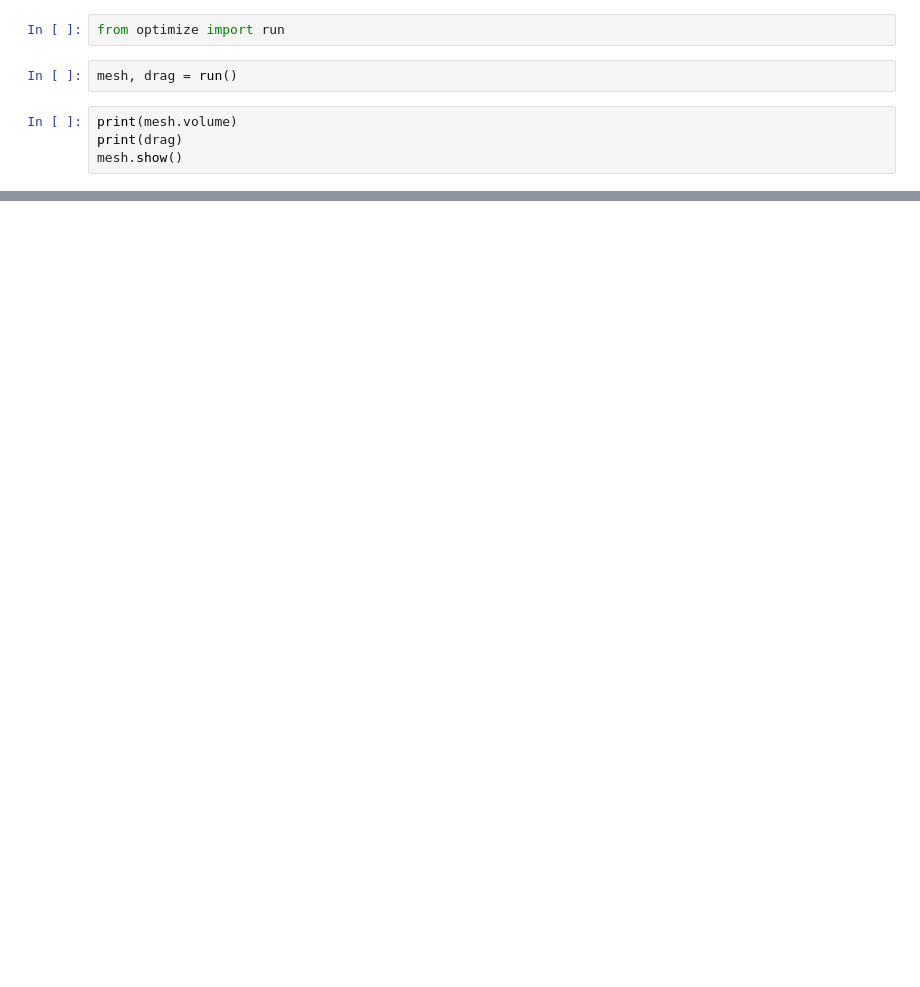
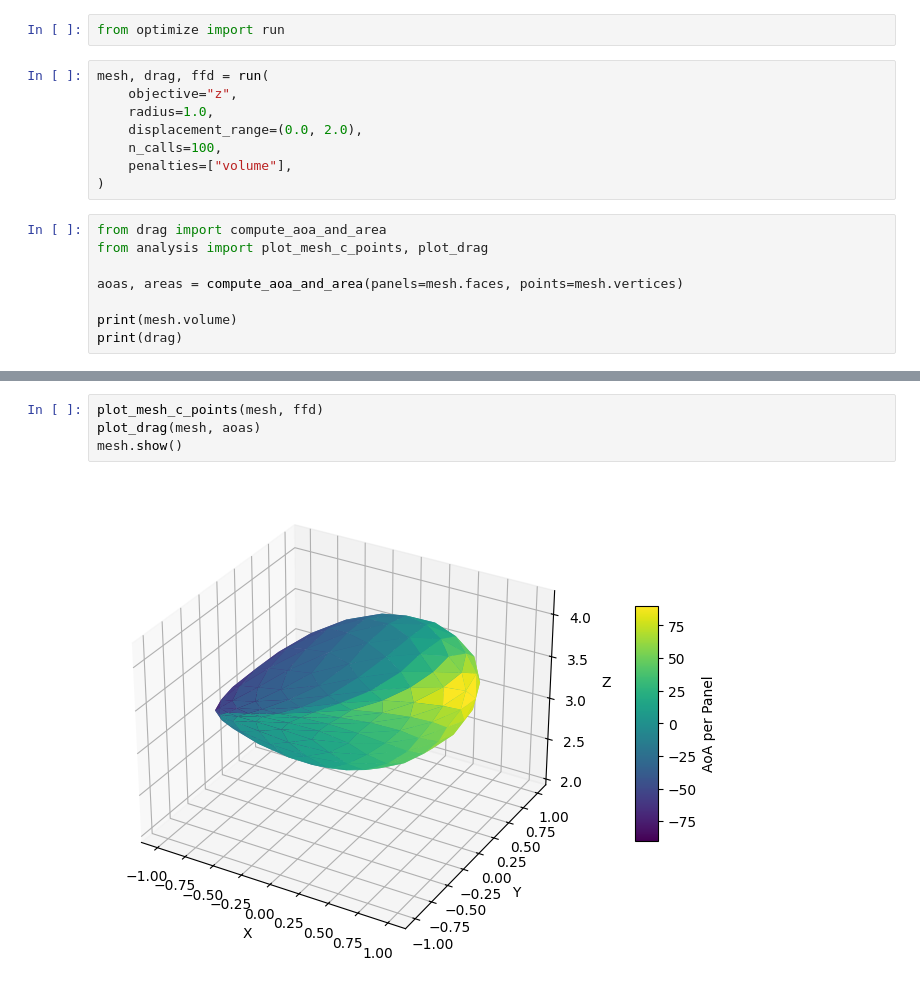
Before and after one commit to schuettem/SATOPT, a Jupyter notebook: examples/new_implementation.ipynb, the cells around one changed output, grey strips where cells are left out. Drawn from its saved outputs; the diff is of its cells as text; blank space fills up the shorter version.

Commit message:
Nico (#6)
* adds analysis

* bug fix

```diff
--- a/examples/new_implementation.ipynb
+++ b/examples/new_implementation.ipynb
@@ -1,9 +1,19 @@
 # %%
 from optimize import run
 # %%
-mesh, drag = run()
+mesh, drag, ffd = run(
+    objective="z",
+    radius=1.0,
+    displacement_range=(0.0, 2.0),
+    n_calls=100,
+    penalties=["volume"],
+)
 # %%
+from drag import compute_aoa_and_area
+from analysis import plot_mesh_c_points, plot_drag
+
+aoas, areas = compute_aoa_and_area(panels=mesh.faces, points=mesh.vertices)
+
 print(mesh.volume)
 print(drag)
-mesh.show()
 # %% [output]
@@ -12,0 +22,6 @@ mesh.show()
+# %%
+plot_mesh_c_points(mesh, ffd)
+plot_drag(mesh, aoas)
+mesh.show()
+# %% [output]
+[figure, added]
```
Also changed, not shown: parts of 3 cells of this notebook, 5 other files.
